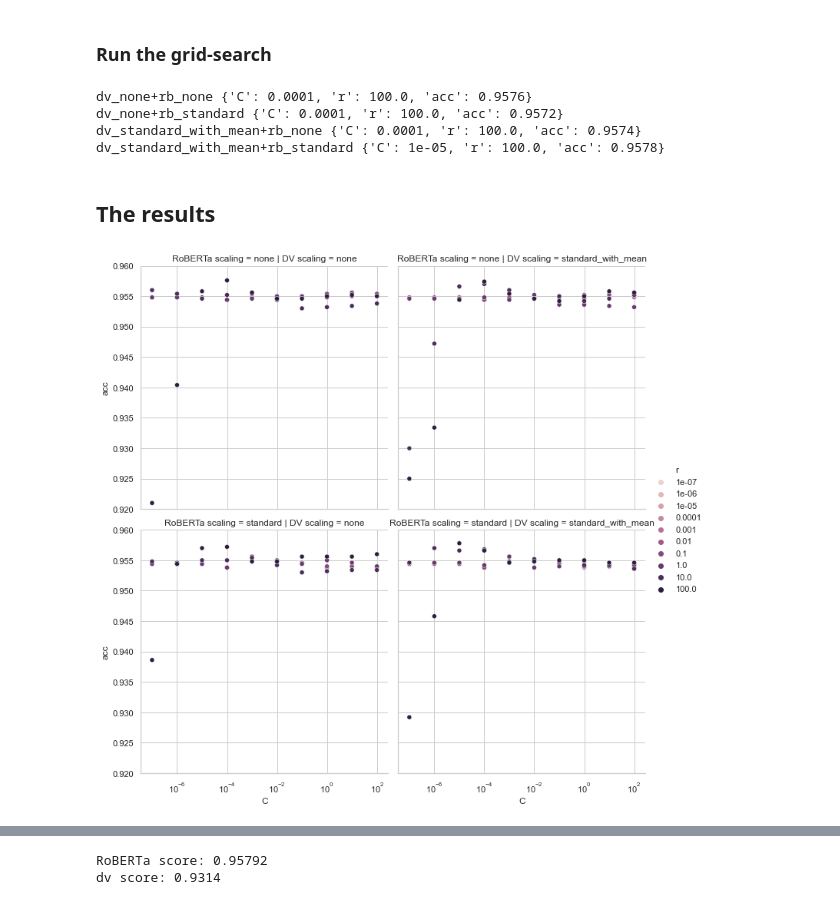
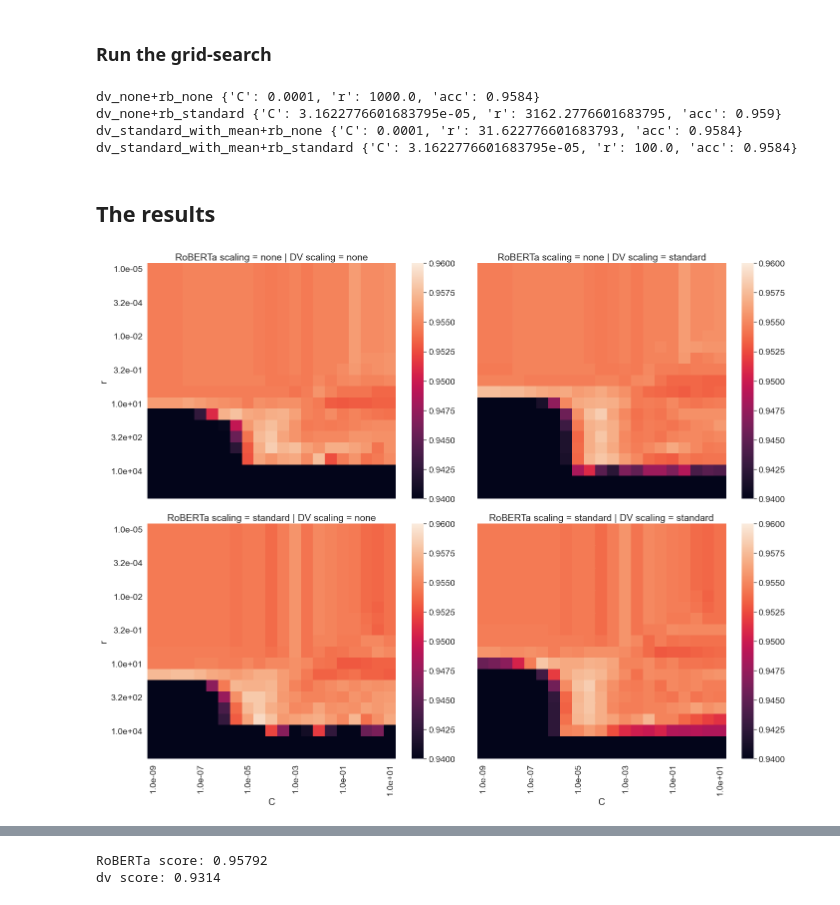
Before and after one commit to Bgzh/dv-cosine, a Jupyter notebook: dv+roberta.ipynb, the cells around one changed output, grey strips where cells are left out. Cells and saved outputs as stored; diff of their text form; code cells hidden in the pictures.

```diff
--- a/dv+roberta.ipynb
+++ b/dv+roberta.ipynb
@@ -20,7 +20,7 @@ import matplotlib.pyplot as plt
 import seaborn as sns
 from matplotlib.colors import LogNorm
 
-sns.set(font_scale=1, style="whitegrid")
+sns.set(font_scale=1.6, style="whitegrid")
 # %% [markdown]
 Finetune RoBERTa and extract RoBERTa embeddings with roberta/roberta.py before running this notebook!!!
 # %% [markdown]
@@ -153,8 +153,8 @@ warnings.simplefilter("ignore", category=ConvergenceWarning)
 np.random.seed(12)
 # run the experiment
 his = {}
-rs = np.logspace(-7, 2, 10)
-Cs = np.logspace(-7, 2, 10)
+rs = np.logspace(-5, 5, 21)
+Cs = np.logspace(-9, 1, 21)
 for dv_scaler_name, dv_scaler in dv_scalers.items():
     for bon_scaler_name, bon_scaler in re_scalers.items():
         stclf = ImdbSentimentClf(r=rs, C=Cs, dv_scaler=dv_scaler, bon_scaler=bon_scaler, cv=3)
@@ -165,10 +165,10 @@ for dv_scaler_name, dv_scaler in dv_scalers.items():
             pickle.dump(his, f)
         print(test_name, best)
 # %% [output]
-dv_none+rb_none {'C': 0.0001, 'r': 100.0, 'acc': 0.9576}
-dv_none+rb_standard {'C': 0.0001, 'r': 100.0, 'acc': 0.9572}
-dv_standard_with_mean+rb_none {'C': 0.0001, 'r': 100.0, 'acc': 0.9574}
-dv_standard_with_mean+rb_standard {'C': 1e-05, 'r': 100.0, 'acc': 0.9578}
+dv_none+rb_none {'C': 0.0001, 'r': 1000.0, 'acc': 0.9584}
+dv_none+rb_standard {'C': 3.1622776601683795e-05, 'r': 3162.2776601683795, 'acc': 0.959}
+dv_standard_with_mean+rb_none {'C': 0.0001, 'r': 31.622776601683793, 'acc': 0.9584}
+dv_standard_with_mean+rb_standard {'C': 3.1622776601683795e-05, 'r': 100.0, 'acc': 0.9584}
 # %% [markdown]
 ## The results
 # %%
@@ -180,10 +184,22 @@ df = df.rename(columns={"BON scaling": "RoBERTa scaling"})
+# %%
+def draw_heatmap(x, y, v, **kwargs):
+    data = kwargs.pop("data")
+    d = data.pivot(index=y, columns=x, values=v)
+    d = d.rename(lambda x: f"{x:.1e}", axis=0)
+    d = d.rename(lambda x: f"{x:.1e}", axis=1)
+    ax = sns.heatmap(d,  **kwargs)
+g = sns.FacetGrid(df, col="DV scaling", row="RoBERTa scaling")
+g.map_dataframe(draw_heatmap, "C", "r", "acc", vmin=0.94, vmax=0.96)
+g.fig.set_size_inches(20, 16)
+g.fig.tight_layout()
+g.savefig("figures/dv_rb_gs.jpg")
+# %% [output]
+[figure, added]
 # %%
-g = sns.relplot(x="C", y="acc", hue="r", col="DV scaling", row="RoBERTa scaling", data=df, hue_norm=LogNorm(1e-7, 1e2), legend="full")
-g.set(xscale="log")
-g.set(ylim=(0.92, 0.96))
-g.savefig("figures/dv_rb_gs.jpg")
+# g = sns.relplot(x="C", y="acc", hue="r", col="DV scaling", row="RoBERTa scaling", data=df, hue_norm=LogNorm(1e-7, 1e2), legend="full")
+# g.set(xscale="log")
+# g.set(ylim=(0.92, 0.96))
+# g.savefig("figures/dv_rb_gs.jpg")
-# %% [output]
-[figure, removed]
 # %%
 top = df.sort_values(by="acc", ascending=False).head(4).copy()
 top
```
Also changed, not shown: parts of 5 cells of this notebook, 41 other files.
